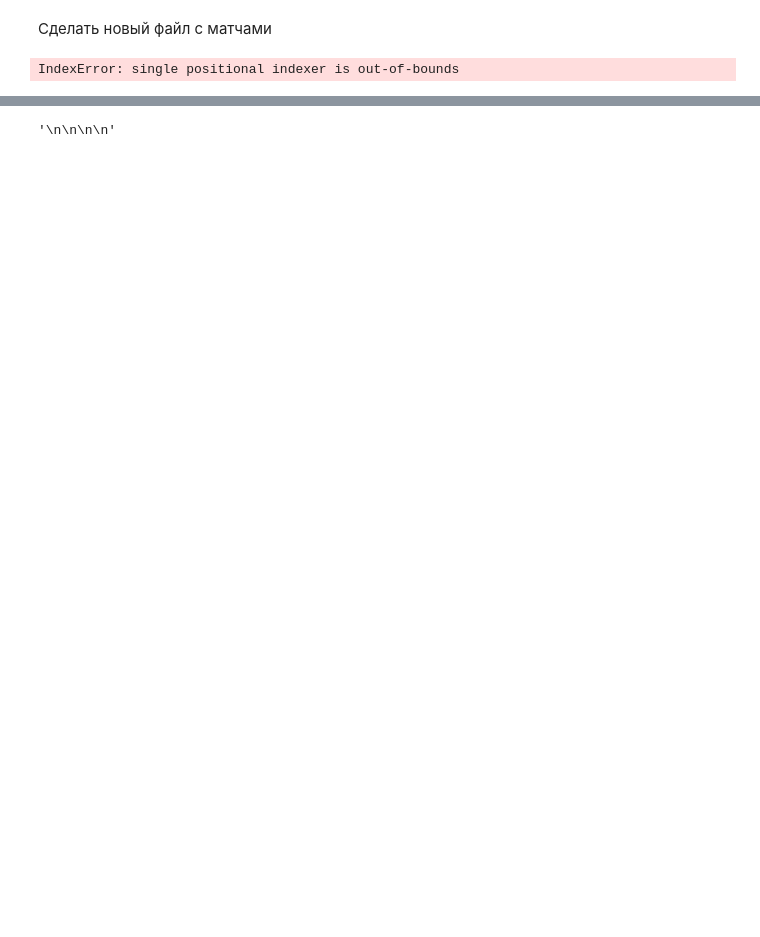
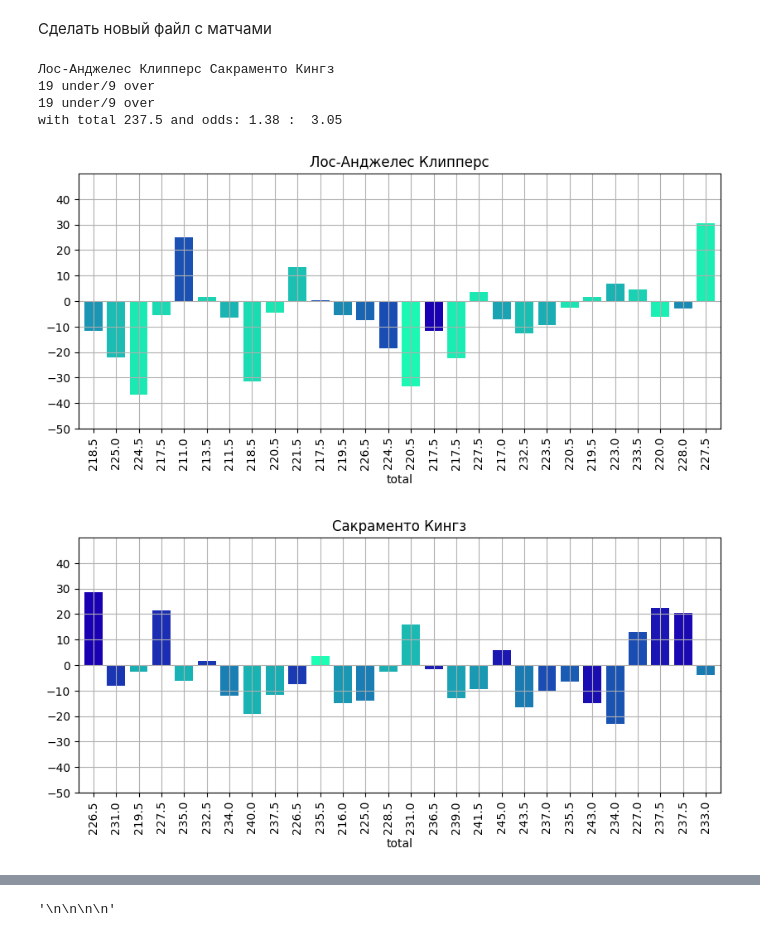
Before and after one commit to glahiator/basket_total, a Jupyter notebook: analyze.ipynb, the cells around one changed output, grey strips where cells are left out. Saved outputs shown, nothing was run; the diff lists cells and outputs as text; code cells hidden in the pictures; blank space fills up the shorter version.

```diff
--- a/analyze.ipynb
+++ b/analyze.ipynb
@@ -220,21 +220,26 @@ def complete_match_place(home, away, total):
 # %%
 import datetime, json
 import pandas as pd
 
 today = pd.read_json("storage/today.json" )
 del today["id"]
 del today["gandicap"]
 
-m = today.iloc[10]
+m = today.iloc[6]
 home_res_str = get_team_chrono_delta_place_odd(m['home'], m['total'], 'home', m['odd_h'] )
 away_res_str = get_team_chrono_delta_place_odd(m['away'], m['total'], 'away', m['odd_a'] )
 
 print(  m['home'],  m['away'])
 print(home_res_str)
 print(away_res_str)
 print( f"with total {m['total']} and odds: {m['odd_h']} :  {m['odd_a']}")
 # %% [output]
-IndexError: single positional indexer is out-of-bounds
+Лос-Анджелес Клипперс Сакраменто Кингз
+19 under/9 over
+19 under/9 over
+with total 237.5 and odds: 1.38 :  3.05
+[figure, added]
+[figure, added]
 # %%
 print( m['home'], m['odd_h'])
 print(get_team_chrono_odd_place( m['home'], 'home' ))
```
Also changed, not shown: parts of 3 cells of this notebook, 6 other files.
